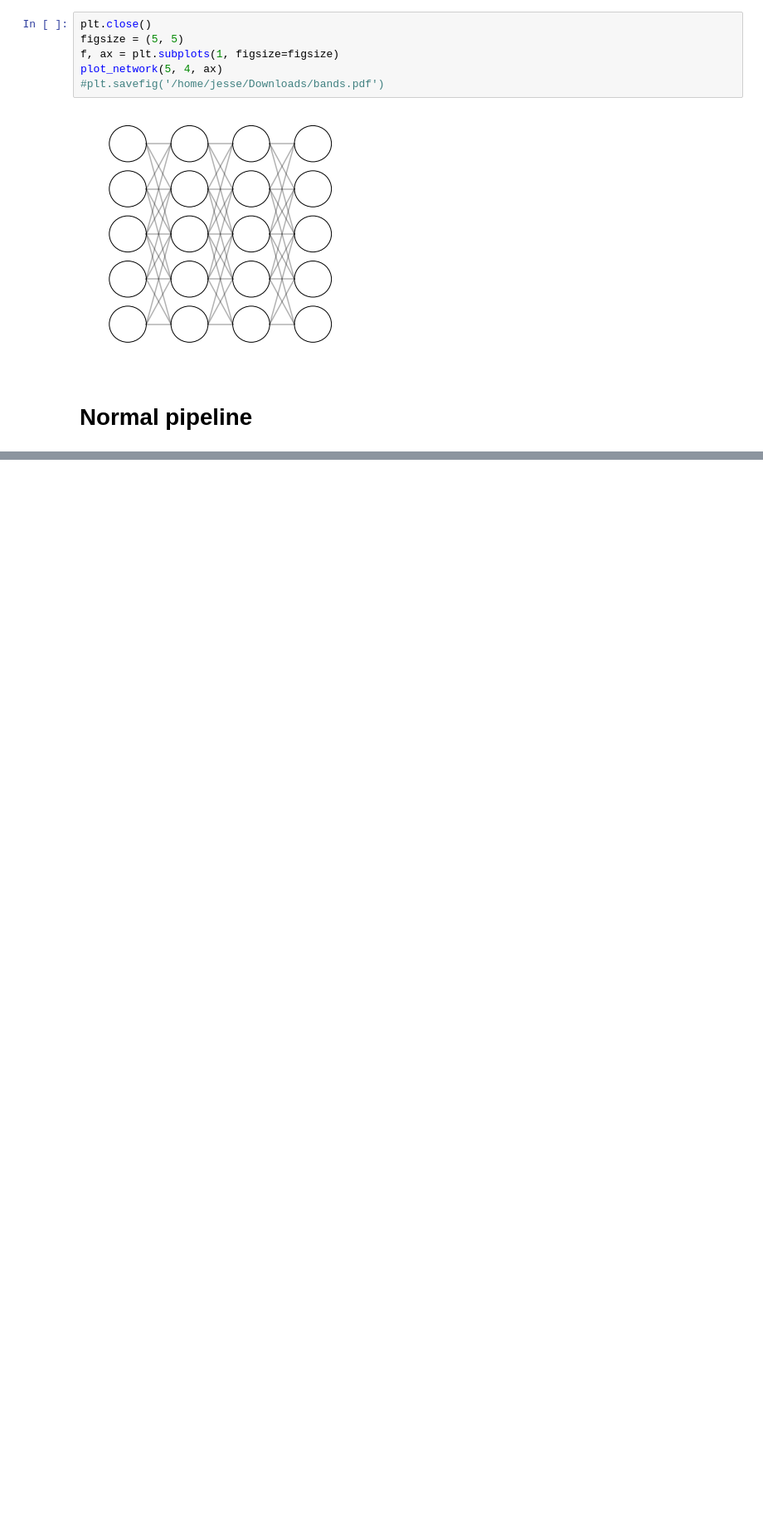
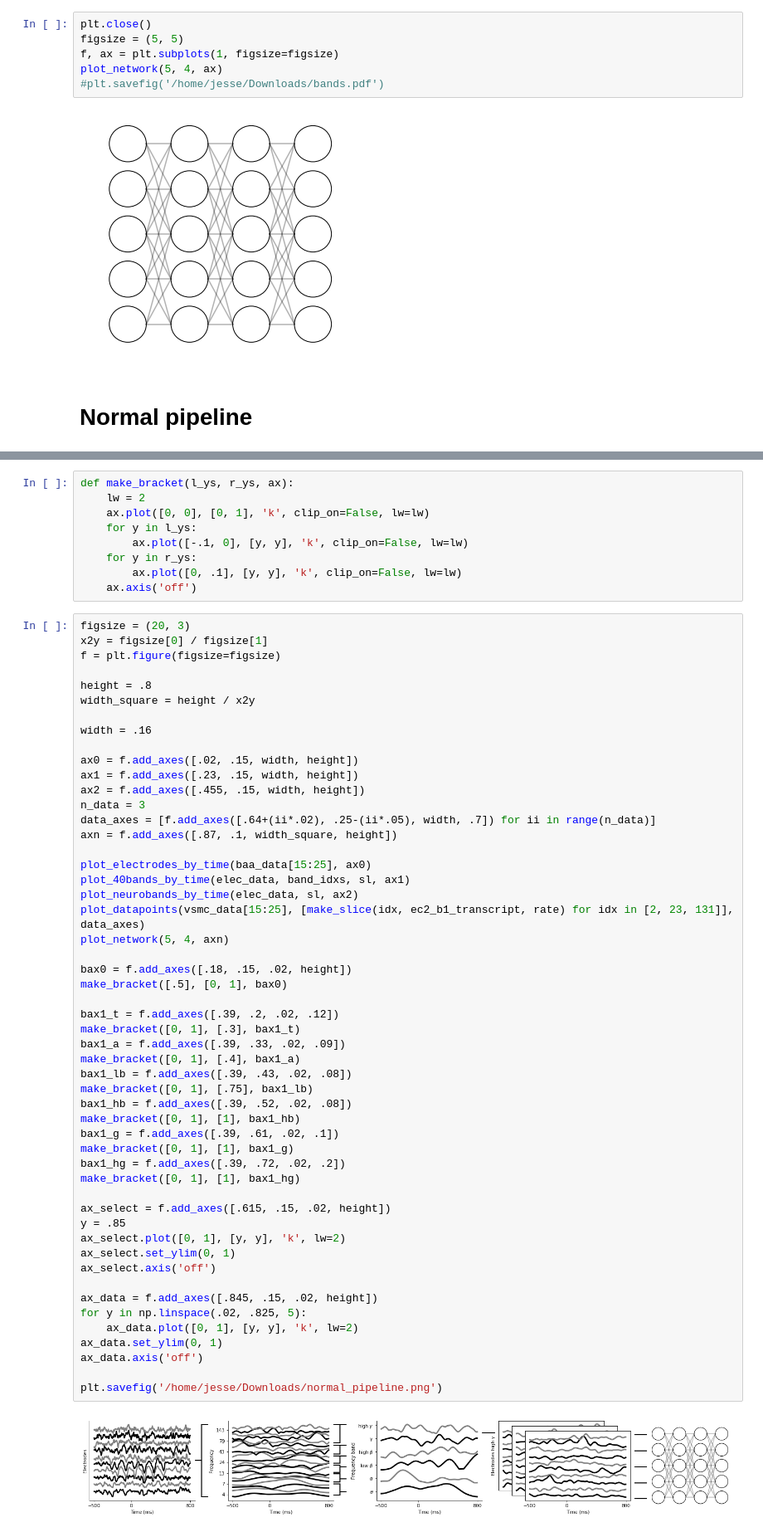
Before and after one commit to BouchardLab/cv_paper_plots, a Jupyter notebook: pipeline/pipeline_figure.ipynb, the cells around one changed output, grey strips where cells are left out. Shown: that part at 83% size. Drawn from its saved outputs; the diff is of its cells as text; blank space fills up the shorter version.

```diff
--- a/pipeline/pipeline_figure.ipynb
+++ b/pipeline/pipeline_figure.ipynb
@@ -237,0 +217,63 @@ plt.savefig('/home/jesse/Downloads/normal_pipeline.pdf')
+# %%
+def make_bracket(l_ys, r_ys, ax):
+    lw = 2
+    ax.plot([0, 0], [0, 1], 'k', clip_on=False, lw=lw)
+    for y in l_ys:
+        ax.plot([-.1, 0], [y, y], 'k', clip_on=False, lw=lw)
+    for y in r_ys:
+        ax.plot([0, .1], [y, y], 'k', clip_on=False, lw=lw)
+    ax.axis('off')
+# %%
+figsize = (20, 3)
+x2y = figsize[0] / figsize[1]
+f = plt.figure(figsize=figsize)
+
+height = .8
+width_square = height / x2y
+
+width = .16
+
+ax0 = f.add_axes([.02, .15, width, height])
+ax1 = f.add_axes([.23, .15, width, height])
+ax2 = f.add_axes([.455, .15, width, height])
+n_data = 3
+data_axes = [f.add_axes([.64+(ii*.02), .25-(ii*.05), width, .7]) for ii in range(n_data)]
+axn = f.add_axes([.87, .1, width_square, height])
+
+plot_electrodes_by_time(baa_data[15:25], ax0)
+plot_40bands_by_time(elec_data, band_idxs, sl, ax1)
+plot_neurobands_by_time(elec_data, sl, ax2)
+plot_datapoints(vsmc_data[15:25], [make_slice(idx, ec2_b1_transcript, rate) for idx in [2, 23, 131]], data_axes)
+plot_network(5, 4, axn)
+
+bax0 = f.add_axes([.18, .15, .02, height])
+make_bracket([.5], [0, 1], bax0)
+
+bax1_t = f.add_axes([.39, .2, .02, .12])
+make_bracket([0, 1], [.3], bax1_t)
+bax1_a = f.add_axes([.39, .33, .02, .09])
+make_bracket([0, 1], [.4], bax1_a)
+bax1_lb = f.add_axes([.39, .43, .02, .08])
+make_bracket([0, 1], [.75], bax1_lb)
+bax1_hb = f.add_axes([.39, .52, .02, .08])
+make_bracket([0, 1], [1], bax1_hb)
+bax1_g = f.add_axes([.39, .61, .02, .1])
+make_bracket([0, 1], [1], bax1_g)
+bax1_hg = f.add_axes([.39, .72, .02, .2])
+make_bracket([0, 1], [1], bax1_hg)
+
+ax_select = f.add_axes([.615, .15, .02, height])
+y = .85
+ax_select.plot([0, 1], [y, y], 'k', lw=2)
+ax_select.set_ylim(0, 1)
+ax_select.axis('off')
+
+ax_data = f.add_axes([.845, .15, .02, height])
+for y in np.linspace(.02, .825, 5):
+    ax_data.plot([0, 1], [y, y], 'k', lw=2)
+ax_data.set_ylim(0, 1)
+ax_data.axis('off')
+
+plt.savefig('/home/jesse/Downloads/normal_pipeline.png')
+# %% [output]
+[figure, added]
```
Also changed, not shown: parts of 5 cells of this notebook.
